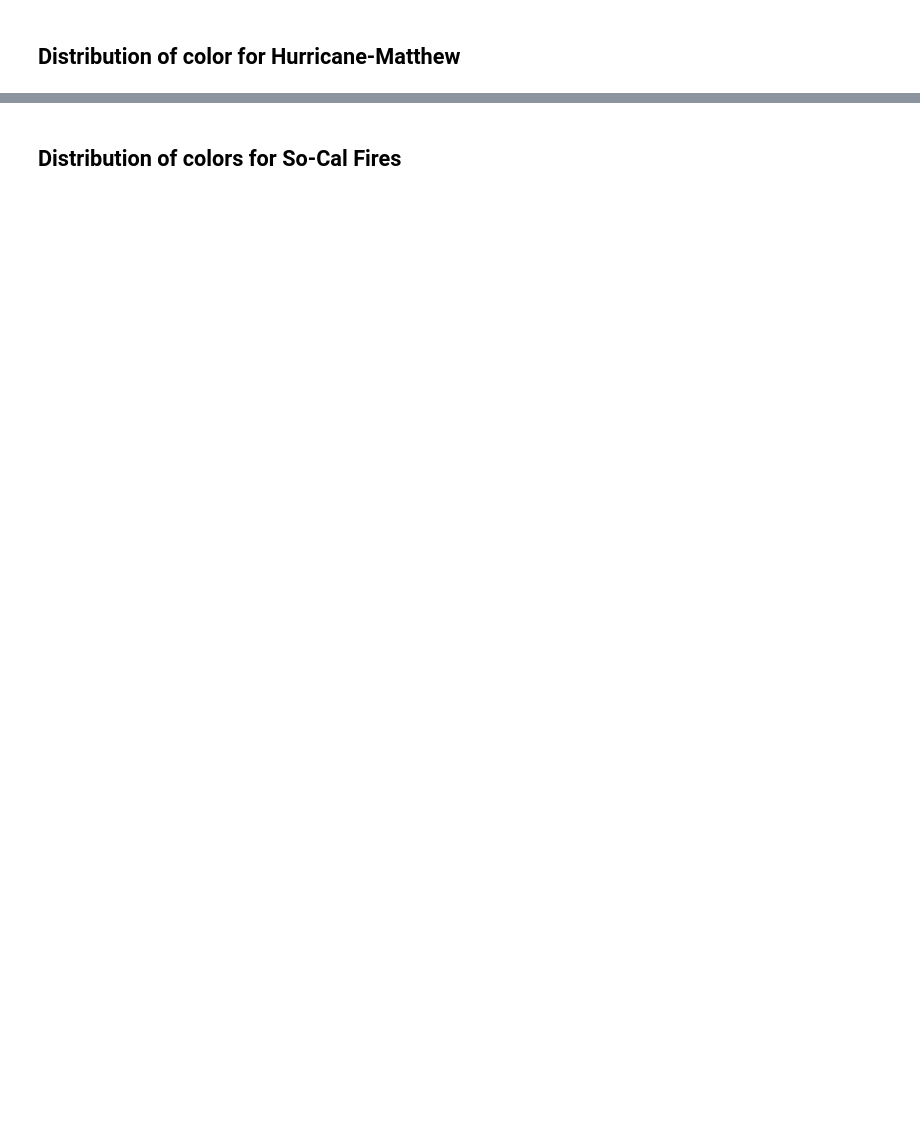
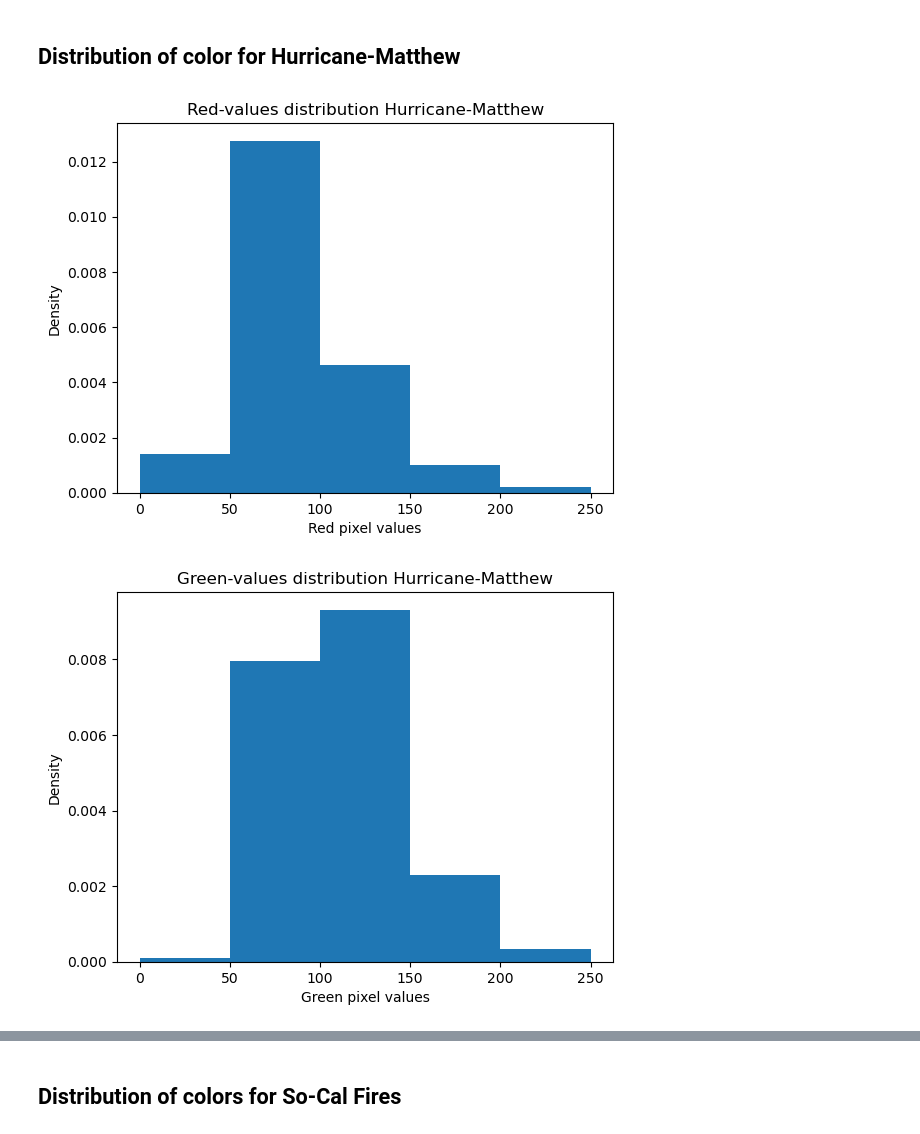
Before and after one commit to JXDolan/data200-Grad-project, a Jupyter notebook: cv_eda_starter.ipynb, the cells around one changed output, grey strips where cells are left out. Saved outputs shown, nothing was run; the diff lists cells and outputs as text; code cells hidden in the pictures; blank space fills up the shorter version.

```diff
--- a/cv_eda_starter.ipynb
+++ b/cv_eda_starter.ipynb
@@ -462,34 +473,37 @@ matthew_blues = []
 
         #i   , j   , n ,
 #images[image][row][pixel][RBG]
 for i in range(11151): # index into each image
     image = data["hurricane-matthew"]["images"][i]
     for j in range(image.shape[0]): # index into each row, j is row
         for n in range(image.shape[1]): # each pixel, n is column
             matthew_reds.append(data["hurricane-matthew"]["images"][i][j][n][0])
             matthew_greens.append(data["hurricane-matthew"]["images"][i][j][n][1])
-            midwest_blues.append(data["hurricane-matthew"]["images"][i][j][n][2])
+            matthew_blues.append(data["hurricane-matthew"]["images"][i][j][n][2])
 
 color_bins = np.arange(0, 255, 50)
 
 plt.figure()
-plt.hist(midwest_reds, bins = color_bins, density = True)
+plt.hist(matthew_reds, bins = color_bins, density = True)
 plt.xlabel("Red pixel values")
 plt.ylabel("Density")
 plt.title("Red-values distribution Hurricane-Matthew")
 plt.show()
 
 
 plt.figure()
-plt.hist(midwest_greens, bins = midwest_bins, density = True)
+plt.hist(matthew_greens, bins = color_bins, density = True)
 plt.xlabel("Green pixel values")
 plt.ylabel("Density")
 plt.title("Green-values distribution Hurricane-Matthew")
 plt.show()
 
 plt.figure()
-plt.hist(midwest_blues, bins = midwest_bins, density = True)
+plt.hist(matthew_blues, bins = color_bins, density = True)
 plt.xlabel("Blue pixel values")
 plt.ylabel("Density")
 plt.title("Blue-values distribution Hurricane-Matthew")
 plt.show()
+# %% [output]
+[figure, added]
+[figure, added]
```
Also changed, not shown: parts of 8 cells of this notebook.
